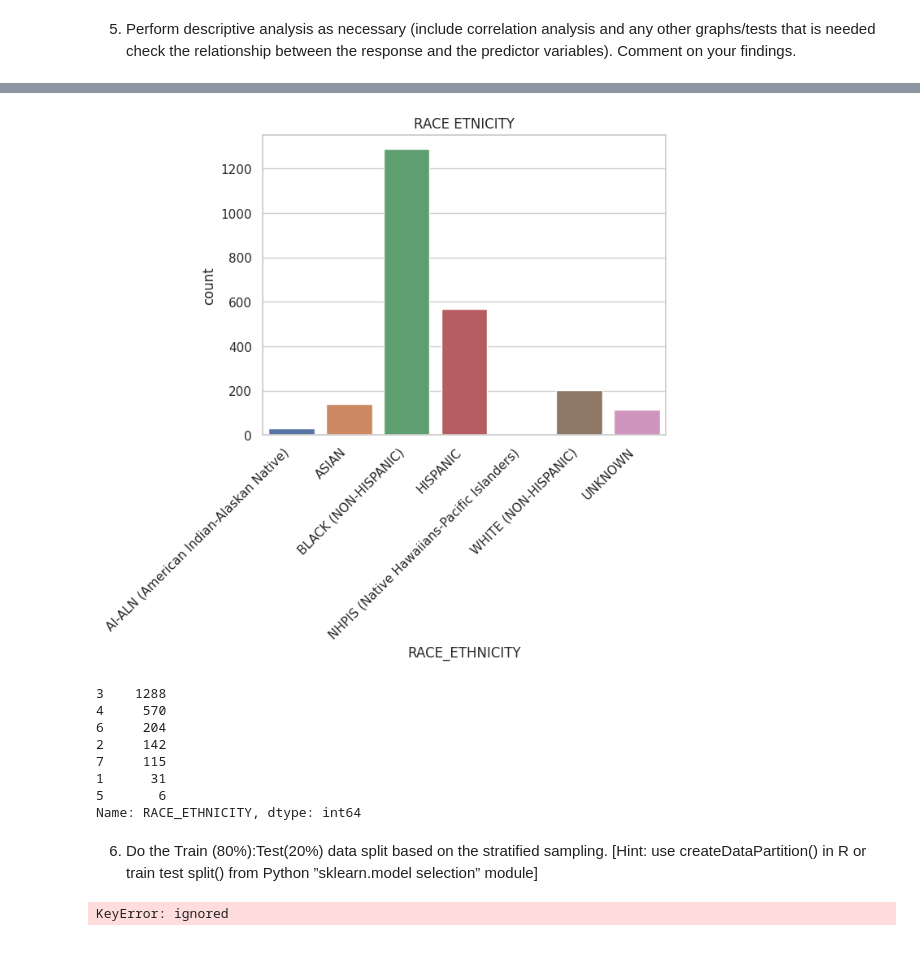
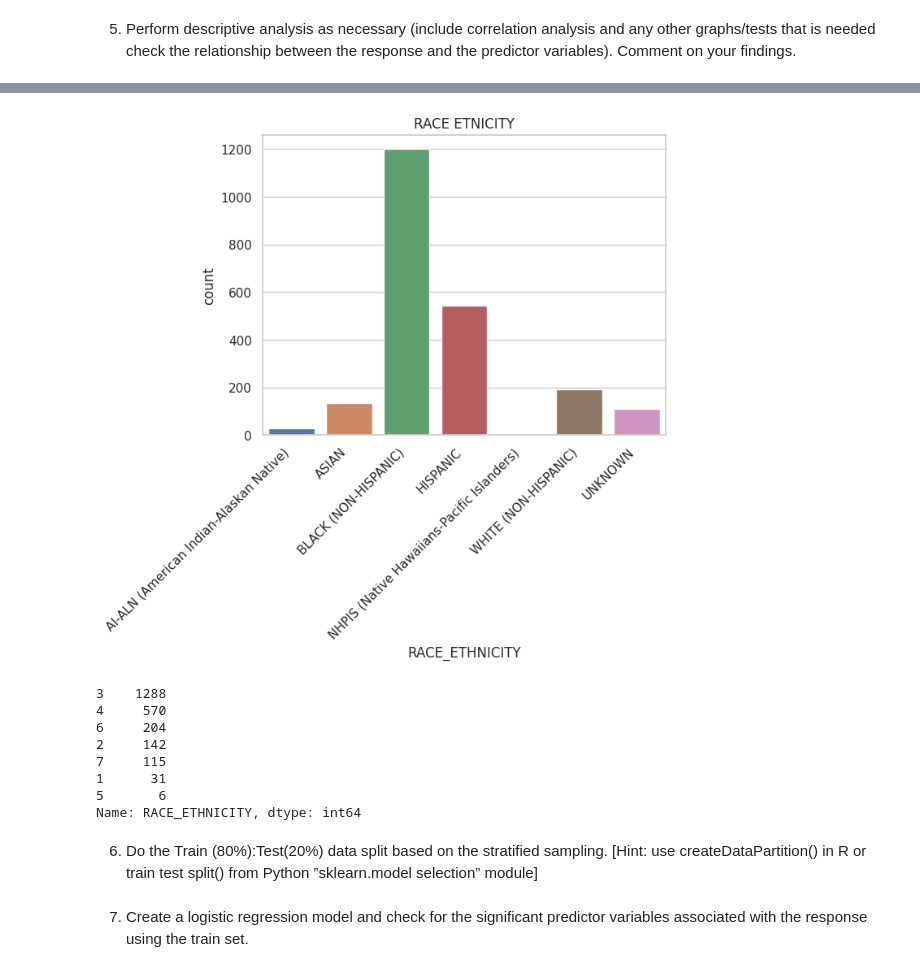
Before and after one commit to fantaxiah/MachineLearningFall23, a Jupyter notebook: MATH8334CaseStudy1.ipynb, the cells around one changed output, grey strips where cells are left out. Saved outputs shown, nothing was run; the diff lists cells and outputs as text; code cells hidden in the pictures.

```diff
--- a/MATH8334CaseStudy1.ipynb
+++ b/MATH8334CaseStudy1.ipynb
@@ -99,6 +144,9 @@ See the caveats in the documentation: https://pandas.pydata.org/pandas-docs/stab
 | 2354 | 2837 | 0 | 1 | 54 | 4 | 1 | 4 | 2 | 3 | ... |
 | 2355 | 2838 | 0 | 1 | 54 | 7 | 2 | 3 | 2 | 3 | ... |
 2214 rows × 42 columns
+# %%
+#Now that CHRONICDISEASESCORE has been converted to a binary variable, it can be removed
+filt_data=filt_data.drop(columns=['CHRONICDISEASESCORE']) #remove ID column
 # %% [markdown]
 4. Check for any other missing data. If data is missing for more than 60% of the observations, it may be wise to discard that variable. If needed, consider any data imputation
 method available in the ”Hmisc” or ”mi” packages in R or ”sklearn.impute” in Python.
@@ -172,26 +259,26 @@ plt.show()
 # %%
 sns.set(style="whitegrid")
-ax = sns.countplot(data=data, x='RACE_ETHNICITY')
+ax = sns.countplot(data=filt_data, x='RACE_ETHNICITY')
 
 custom_labels = [
     'AI-ALN (American Indian-Alaskan Native)',
     'ASIAN',
     'BLACK (NON-HISPANIC)',
     'HISPANIC',
     'NHPIS (Native Hawaiians-Pacific Islanders)',
     'WHITE (NON-HISPANIC)',
     'UNKNOWN'
 ]
 
 ax.set_xticklabels(custom_labels, rotation=45, ha="right")
 
 plt.title('RACE ETNICITY')
 plt.show()
 
 race = data['RACE_ETHNICITY'].value_counts()
 print(race)
 # %% [output]
-[figure, old version]
+[figure, new version]
 3    1288
 4     570
 6     204
@@ -209,7 +297,8 @@ data=data.drop(columns=['ID']) #remove ID column
 # %%
-X = data.drop(columns=['CAT_CHRONICDISEASESCORE'])
-y = data['CAT_CHRONICDISEASESCORE']  # Target variable
+X = filt_data.drop('CAT_CHRONICDISEASESCORE', axis=1) # Features
+y = filt_data['CAT_CHRONICDISEASESCORE']  # Target variable
 
-X_train, X_test, y_train, y_test = train_test_split(X, y, test_size=0.2, stratify=y, random_state=42)
+X_train, X_test, y_train, y_test = train_test_split(X, y, test_size=0.2, random_state=42)
-# %% [output]
-KeyError: ignored
+# %% [markdown]
+7. Create a logistic regression model and check for the significant predictor variables
+associated with the response using the train set.
```
Also changed, not shown: parts of 23 cells of this notebook.
